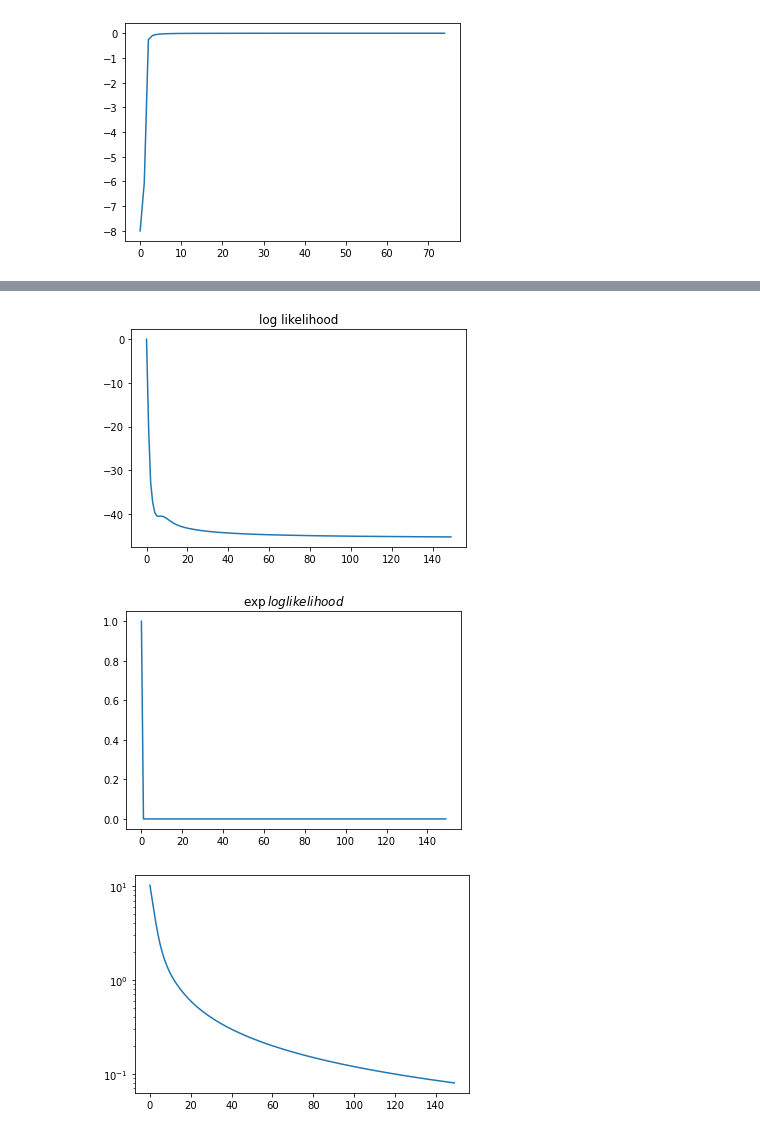
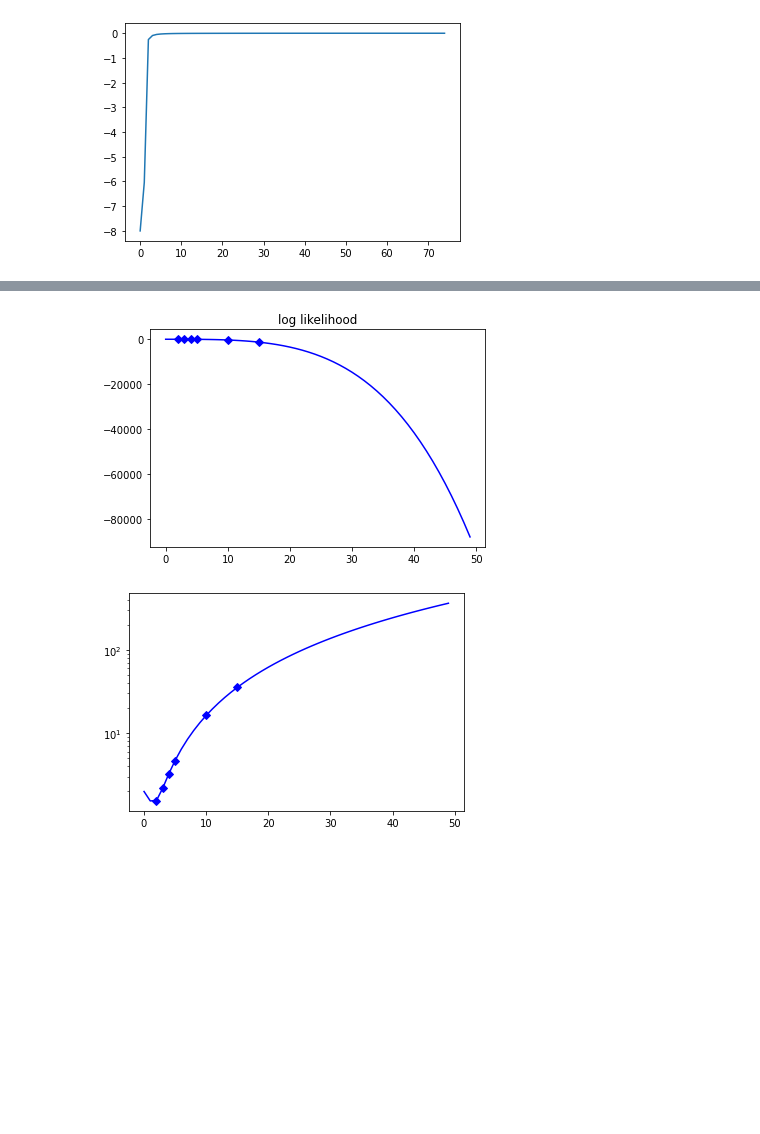
Before and after one commit to mateuszkojro/dims, a Jupyter notebook: motion-detect/notebooks/kalman_filter.ipynb, the cells around one changed output, grey strips where cells are left out. Drawn from its saved outputs; the diff is of its cells as text; code cells hidden in the pictures; blank space fills up the shorter version.

```diff
--- a/motion-detect/notebooks/kalman_filter.ipynb
+++ b/motion-detect/notebooks/kalman_filter.ipynb
@@ -106,8 +106,8 @@ kf.x = np.array([
     [0.]  # initial x speed
 ])
 
-f.P = np.diag([[100., 100., 100., 100.]])
-f.R = [2, 2]  # szum podczas mierzenia wartosci
+# kf.P = np.diag([[100., 100., 100., 100.]])
+# kf.R = [2, 2]  # szum podczas mierzenia wartosci
 
 dt = 1
 kf.F = np.array([
@@ -134,9 +134,10 @@ kf.Q = Q_discrete_white_noise(dim=4, dt=dt, var=0.13)
 def f(x):
     vx = 10.
     vy = 2.
-    return np.array([[vx*x], [vy*x]]), np.array([[vx*x],[vx], [vy*x],[vy],])
+#     return np.array([[vx*x], [vy*x]]), np.array([[vx*x],[vx], [vy*x],[vy],])
+    return np.array([[x*x], [vy*x]]), np.array([[x*x],[x], [vy*x],[vy],])
 
-sim_len = 150
+sim_len = 50
 
 results = []
 likelihood = []
@@ -186,15 +187,13 @@ plt.show()
 # %%
 plt.title("log likelihood")
-plt.plot(likelihood)
-plt.show()
-plt.title("$\exp{log likelihood}$")
-plt.plot(np.exp(likelihood))
+markers_on = [2,3,4, 5,10,15]
+plt.plot(likelihood,'-bD', markevery=markers_on)
 plt.show()
 plt.yscale('log')
-plt.plot([np.linalg.norm(x) for x in deltas])
+markers_on = [2,3,4, 5,10,15]
+plt.plot([np.linalg.norm(x) for x in deltas],'-bD', markevery=markers_on)
 plt.show()
 # %% [output]
-[figure, old version]
+[figure, new version]
-[figure, old version]
+[figure, new version]
-[figure, removed]
 # %%
```
Also changed, not shown: parts of 10 cells of this notebook, 1 other file.
